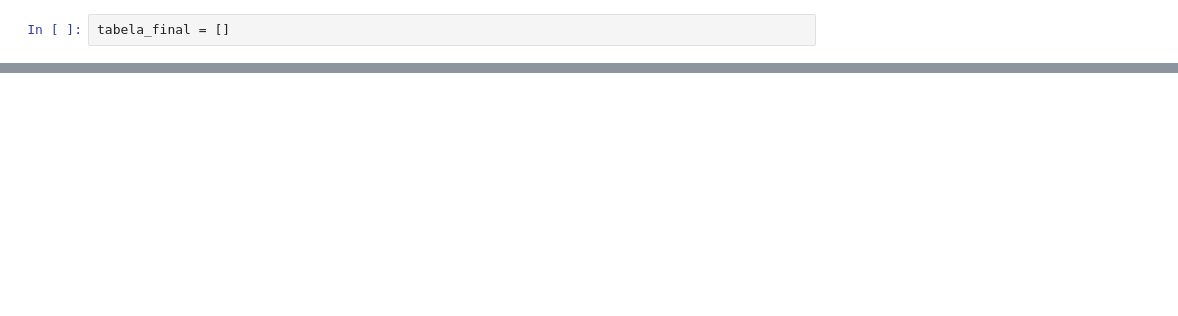
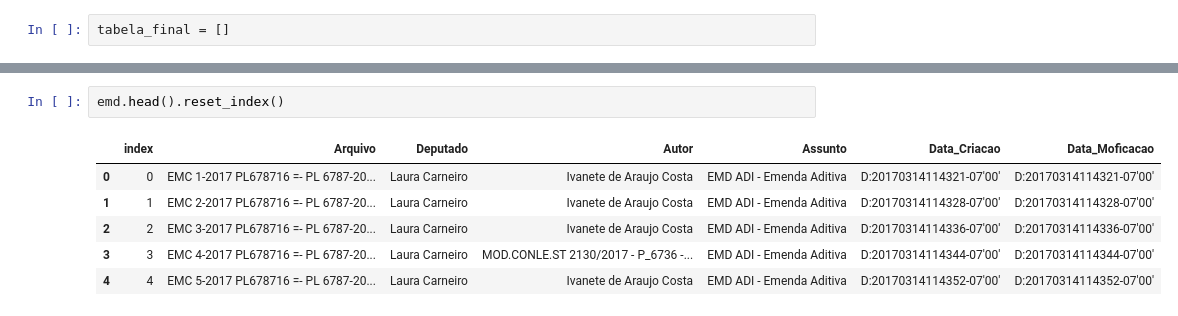
Before and after one commit to reichaves/reftrab, a Jupyter notebook: chupaemenda.ipynb, the cells around one changed output, grey strips where cells are left out. Saved outputs shown, nothing was run; the diff lists cells and outputs as text; blank space fills up the shorter version.

```diff
--- a/chupaemenda.ipynb
+++ b/chupaemenda.ipynb
@@ -55,0 +140,9 @@ print(tabela_final)
+# %%
+emd.head().reset_index()
+# %% [output]
+|  | index | Arquivo | Deputado | Autor | Assunto | Data_Criacao | Data_Moficacao |
+| 0 | 0 | EMC 1-2017 PL678716 =- PL 6787-20... | Laura Carneiro | Ivanete de Araujo Costa | EMD ADI - Emenda Aditiva | D:20170314114321-07'00' | D:20170314114321-07'00' |
+| 1 | 1 | EMC 2-2017 PL678716 =- PL 6787-20... | Laura Carneiro | Ivanete de Araujo Costa | EMD ADI - Emenda Aditiva | D:20170314114328-07'00' | D:20170314114328-07'00' |
+| 2 | 2 | EMC 3-2017 PL678716 =- PL 6787-20... | Laura Carneiro | Ivanete de Araujo Costa | EMD ADI - Emenda Aditiva | D:20170314114336-07'00' | D:20170314114336-07'00' |
+| 3 | 3 | EMC 4-2017 PL678716 =- PL 6787-20... | Laura Carneiro | MOD.CONLE.ST 2130/2017 - P_6736 -... | EMD ADI - Emenda Aditiva | D:20170314114344-07'00' | D:20170314114344-07'00' |
+| 4 | 4 | EMC 5-2017 PL678716 =- PL 6787-20... | Laura Carneiro | Ivanete de Araujo Costa | EMD ADI - Emenda Aditiva | D:20170314114352-07'00' | D:20170314114352-07'00' |
```
Also changed, not shown: parts of 35 cells of this notebook.
